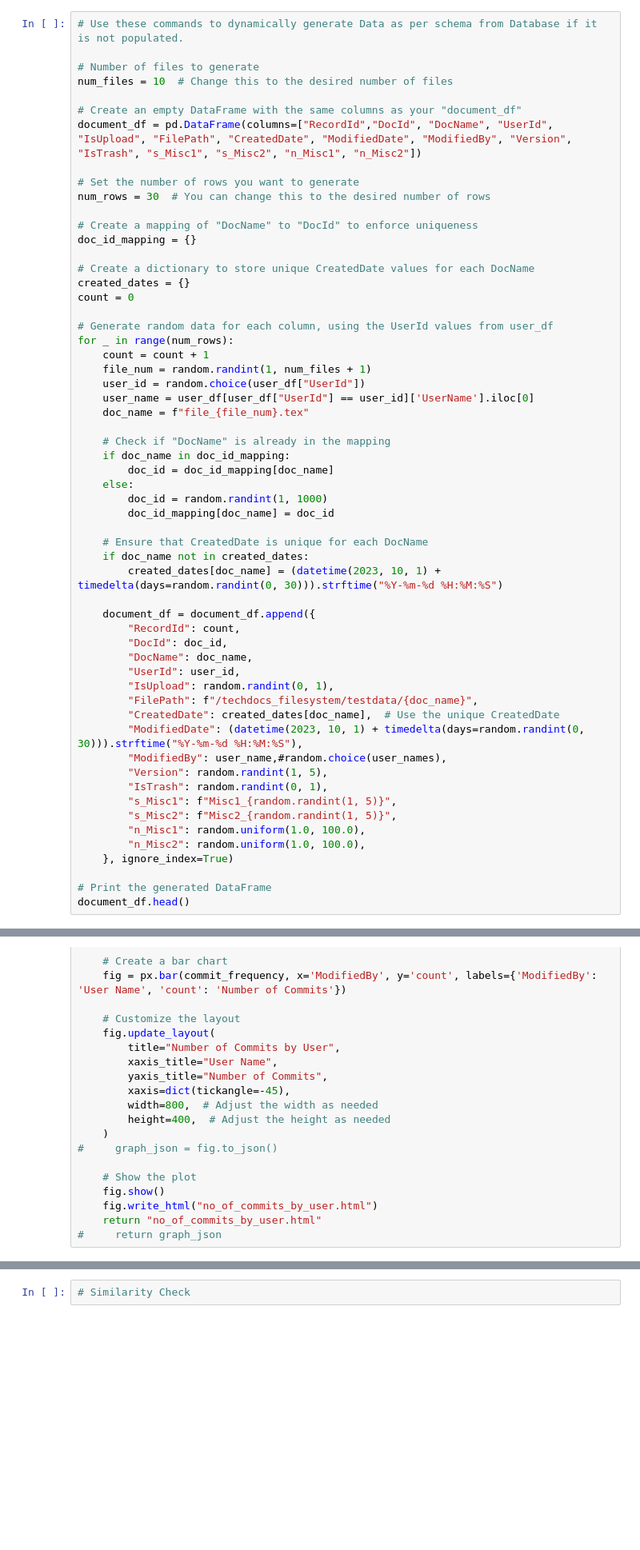
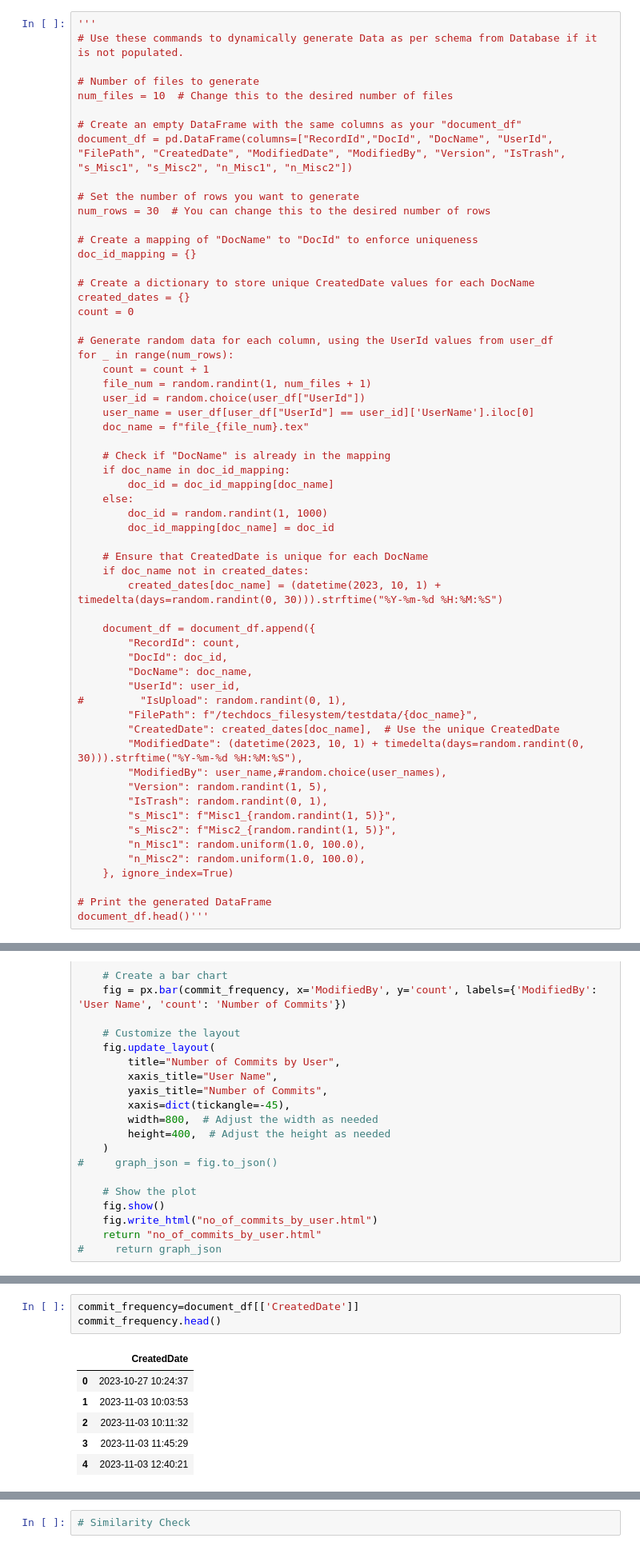
Before and after one commit to Rajnish-Ranjan/DataScience-TechDocs-GL, a Jupyter notebook: Product_Analysis_Dev/ProductAnalysis_DynamicData.ipynb, the cells around one changed output, grey strips where cells are left out. Shown at 80% size. Cells and saved outputs as stored; diff of their text form; blank space fills up the shorter version.

```diff
--- a/Product_Analysis_Dev/ProductAnalysis_DynamicData.ipynb
+++ b/Product_Analysis_Dev/ProductAnalysis_DynamicData.ipynb
@@ -183,11 +198,12 @@ user_df['UserId'].nunique()
 # %%
+'''
 # Use these commands to dynamically generate Data as per schema from Database if it is not populated.
 
 # Number of files to generate
 num_files = 10  # Change this to the desired number of files
 
 # Create an empty DataFrame with the same columns as your "document_df"
-document_df = pd.DataFrame(columns=["RecordId","DocId", "DocName", "UserId", "IsUpload", "FilePath", "CreatedDate", "ModifiedDate", "ModifiedBy", "Version", "IsTrash", "s_Misc1", "s_Misc2", "n_Misc1", "n_Misc2"])
+document_df = pd.DataFrame(columns=["RecordId","DocId", "DocName", "UserId", "FilePath", "CreatedDate", "ModifiedDate", "ModifiedBy", "Version", "IsTrash", "s_Misc1", "s_Misc2", "n_Misc1", "n_Misc2"])
 
 # Set the number of rows you want to generate
 num_rows = 30  # You can change this to the desired number of rows
@@ -223,7 +239,7 @@ for _ in range(num_rows):
         "DocId": doc_id,
         "DocName": doc_name,
         "UserId": user_id,
-        "IsUpload": random.randint(0, 1),
+#         "IsUpload": random.randint(0, 1),
         "FilePath": f"/techdocs_filesystem/testdata/{doc_name}",
         "CreatedDate": created_dates[doc_name],  # Use the unique CreatedDate
         "ModifiedDate": (datetime(2023, 10, 1) + timedelta(days=random.randint(0, 30))).strftime("%Y-%m-%d %H:%M:%S"),
@@ -237,5 +253,5 @@ for _ in range(num_rows):
     }, ignore_index=True)
 
 # Print the generated DataFrame
-document_df.head()
+document_df.head()'''
 # %% [output]
@@ -287 +299,11 @@ num_of_commits_by_user_plotly(document_df)
+# %%
+commit_frequency=document_df[['CreatedDate']]
+commit_frequency.head()
+# %% [output]
+|  | CreatedDate |
+| 0 | 2023-10-27 10:24:37 |
+| 1 | 2023-11-03 10:03:53 |
+| 2 | 2023-11-03 10:11:32 |
+| 3 | 2023-11-03 11:45:29 |
+| 4 | 2023-11-03 12:40:21 |
 # %%
```
Also changed, not shown: parts of 16 cells of this notebook.
